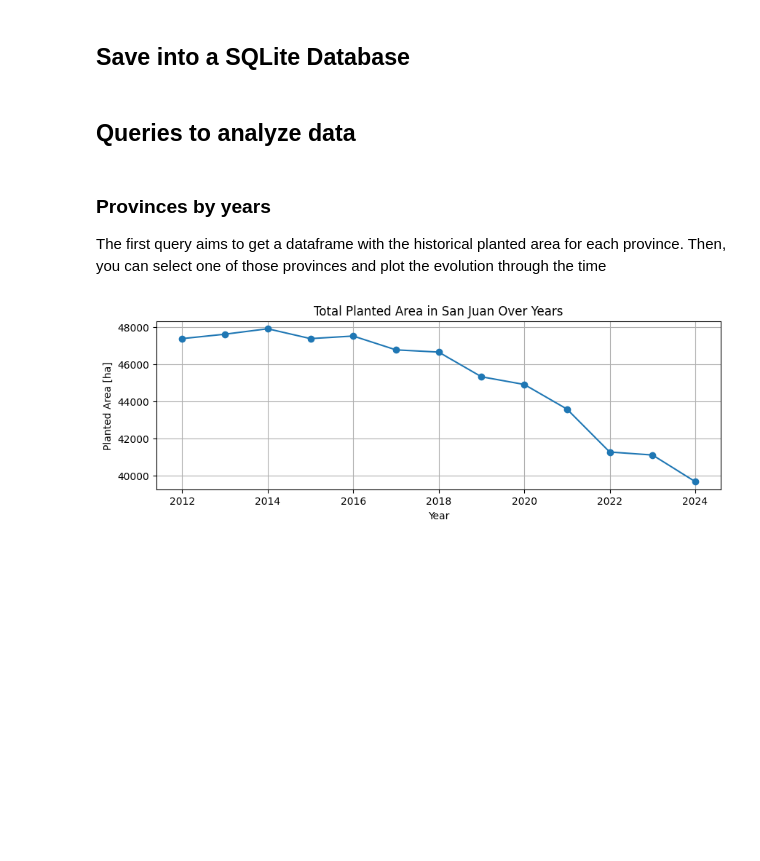
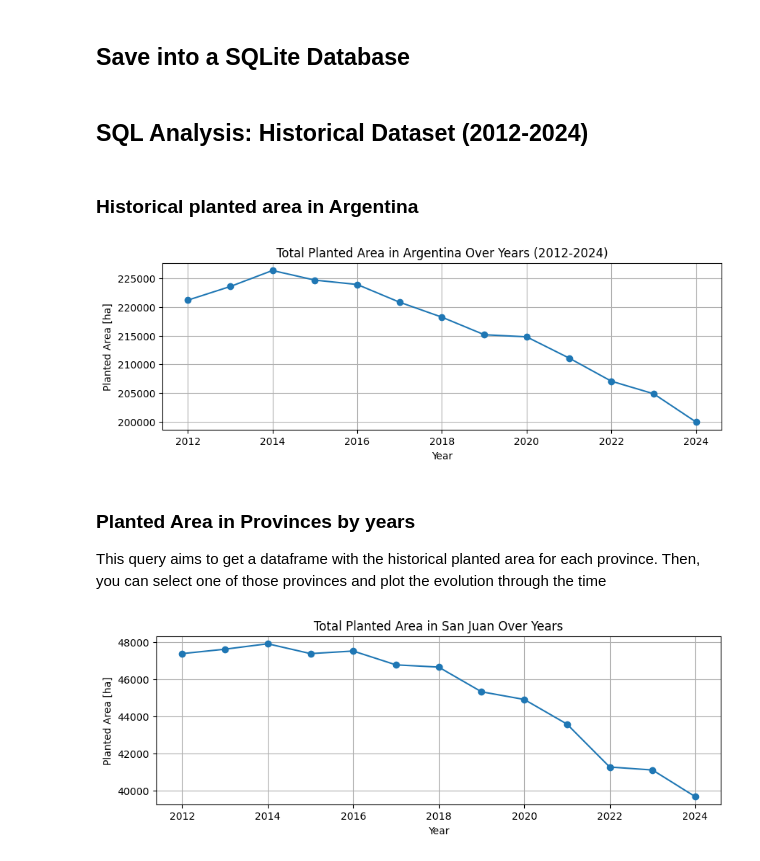
Before and after one commit to valentinbellini/Data-Analyst, a Jupyter notebook: Argentina Vineyard Analysis/AnalyseData.ipynb, the cells around one changed output. Saved outputs shown, nothing was run; the diff lists cells and outputs as text; code cells hidden in the pictures; blank space fills up the shorter version.

Commit message:
First color analysis

```diff
--- a/Argentina Vineyard Analysis/AnalyseData.ipynb
+++ b/Argentina Vineyard Analysis/AnalyseData.ipynb
@@ -107,11 +107,39 @@ df_historico.to_sql('historico_vinedos', conn, if_exists='replace', index=False)
 df_2024.to_sql('vineyards_2024',conn, if_exists='replace', index=False)
 conn.close()
 # %% [markdown]
-## Queries to analyze data
+## SQL Analysis: Historical Dataset (2012-2024)
+# %% [markdown]
+### Historical planted area in Argentina
+# %%
+try:
+    # Connect to the database
+    conn = sqlite3.connect(SQLITE_DB)
+    query = """
+        SELECT  anio AS year,
+                SUM(superficie_ha) AS total_area_ha
+        FROM historico_vinedos
+        GROUP BY anio
+        HAVING total_area_ha > 0
+    """
+    # Save the query result into a DataFrame
+    df_historico_argentina = pd.read_sql_query(query, conn)
+finally:
+    if 'conn' in locals() and conn is not None:
+        conn.close()
+
+plt.figure(figsize=(10, 3))
+plt.plot(df_historico_argentina['year'], df_historico_argentina['total_area_ha'], marker='o')
+plt.title('Total Planted Area in Argentina Over Years (2012-2024)')
+plt.xlabel('Year')
+plt.ylabel('Planted Area [ha]')
+plt.grid()
+plt.show()
+# %% [output]
+[figure, added]
 # %% [markdown]
-### Provinces by years
+### Planted Area in Provinces by years
 
-The first query aims to get a dataframe with the historical planted area for each province.
+This query aims to get a dataframe with the historical planted area for each province.
 Then, you can select one of those provinces and plot the evolution through the time
 # %%
 # Query for all provinces
```
Also changed, not shown: parts of 9 cells of this notebook, 3 other files.
